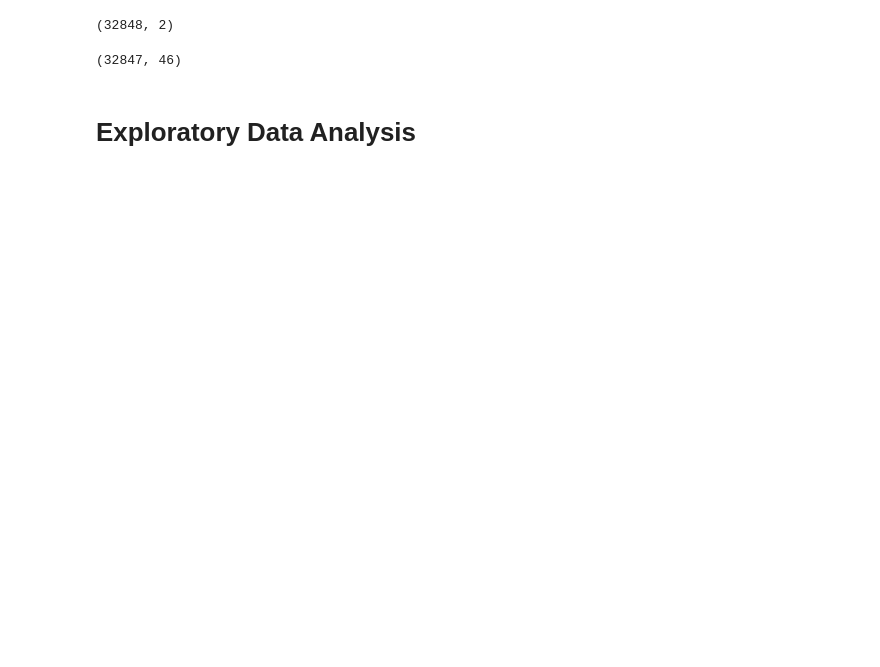
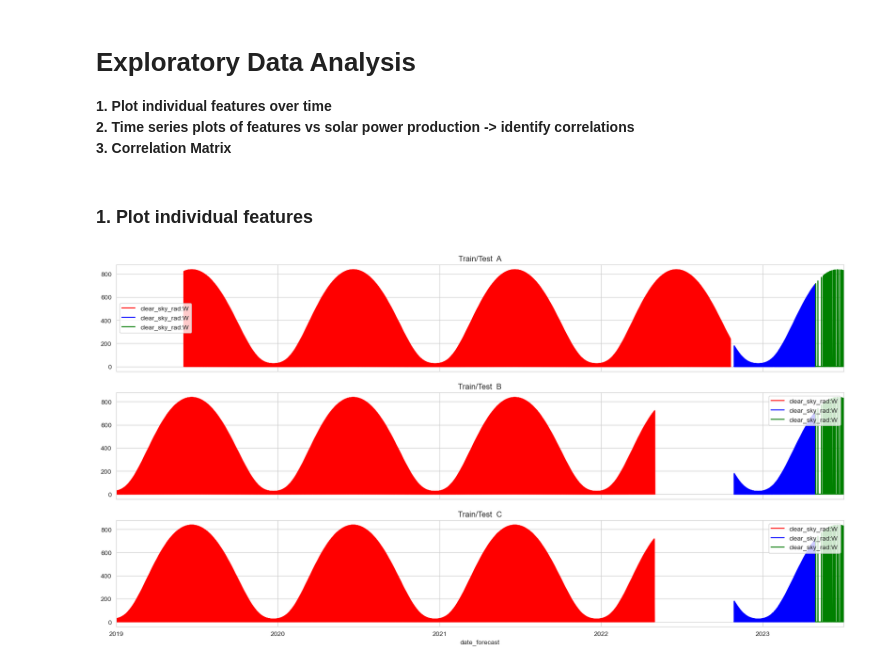
Before and after one commit to henningolweus/MLprosjekt, a Jupyter notebook: data/DataExploration.ipynb, the cells around one changed output. Saved outputs shown, nothing was run; the diff lists cells and outputs as text; code cells hidden in the pictures; blank space fills up the shorter version.

```diff
--- a/data/DataExploration.ipynb
+++ b/data/DataExploration.ipynb
@@ -252,11 +270,32 @@ X_train_hourly_b.reset_index()[X_train_hourly_b.reset_index()['date_forecast'].i
-# %%
-train_b.shape
-# %% [output]
-(32848, 2)
-# %%
-X_train_b_hourly_mod = X_train_hourly_b.reset_index()[X_train_hourly_b.reset_index()['date_forecast'].isin(train_b['time'])]
-X_train_b_hourly_mod.shape
-# %% [output]
-(32847, 46)
 # %% [markdown]
 # Exploratory Data Analysis
+
+**1. Plot individual features over time**\
+**2. Time series plots of features vs solar power production -> identify correlations**\
+**3. Correlation Matrix**
+# %% [markdown]
+### 1. Plot individual features
+# %%
+#Currently plotting on non-aggregated dataset. Should we consider changing to the modified dataframe?
+def plot_feature(feature_name,seaborn_style = True):
+    if seaborn_style:
+        sns.set_style("whitegrid")
+    else:
+        seaborn.reset_defaults()
+    fig, axs = plt.subplots(3, 1, figsize=(20, 10), sharex=True)
+    X_train_observed_a[['date_forecast', feature_name]].set_index('date_forecast').plot(ax=axs[0], title='Train/Test A', color='red')
+    X_train_estimated_a[['date_forecast', feature_name]].set_index('date_forecast').plot(ax=axs[0], title='Train/Test A', color='blue')
+    X_test_estimated_a[['date_forecast', feature_name]].set_index('date_forecast').plot(ax=axs[0], title='Train/Test  A', color='green')
+
+    X_train_observed_b[['date_forecast', feature_name]].set_index('date_forecast').plot(ax=axs[1], title='Train/Test  B', color='red')
+    X_train_estimated_b[['date_forecast', feature_name]].set_index('date_forecast').plot(ax=axs[1], title='Train/Test  B', color='blue')
+    X_test_estimated_b[['date_forecast', feature_name]].set_index('date_forecast').plot(ax=axs[1], title='Train/Test  B', color='green')
+
+    X_train_observed_c[['date_forecast', feature_name]].set_index('date_forecast').plot(ax=axs[2], title='Train/Test  C', color='red')
+    X_train_estimated_c[['date_forecast', feature_name]].set_index('date_forecast').plot(ax=axs[2], title='Train/Test  C', color='blue')
+    X_test_estimated_c[['date_forecast', feature_name]].set_index('date_forecast').plot(ax=axs[2], title='Train/Test  C', color='green')
+# %%
+feats = list(X_train_observed_a.columns)
+plot_feature(feats[5])
+# %% [output]
+[figure, added]
```
Also changed, not shown: parts of 40 cells of this notebook, 1 other file.
